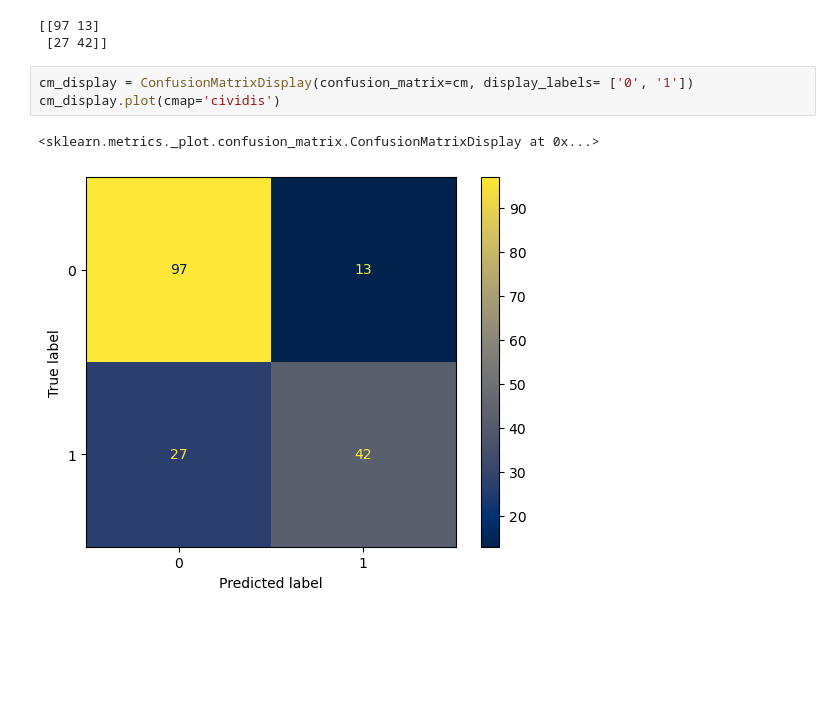
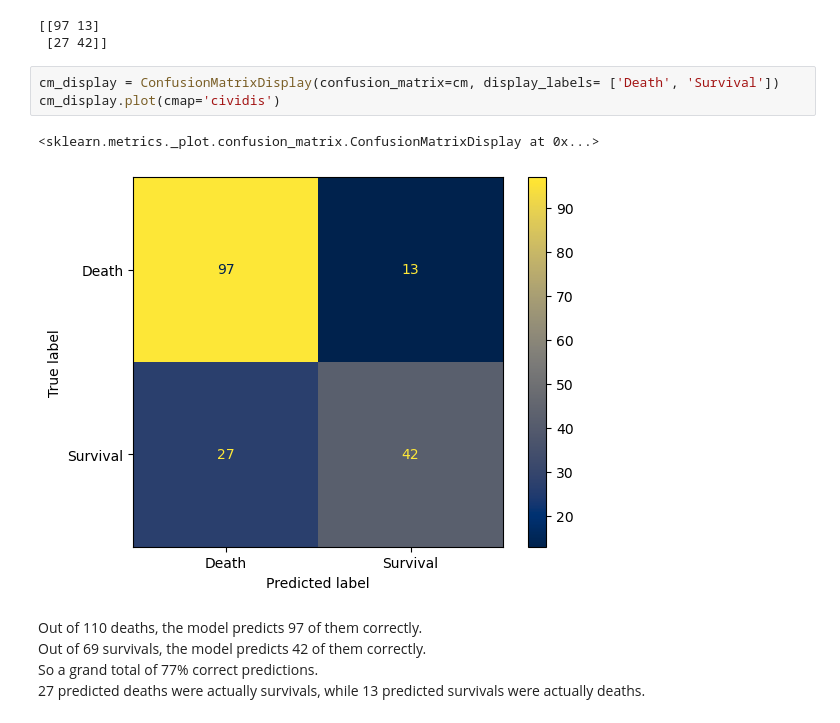
Before and after one commit to bertlem/teaching, a Jupyter notebook: pipeline_1,5.ipynb, the cells around one changed output. Drawn from its saved outputs; the diff is of its cells as text; blank space fills up the shorter version.

```diff
--- a/pipeline_1,5.ipynb
+++ b/pipeline_1,5.ipynb
@@ -874,8 +886,13 @@ print(cm)
 [[97 13]
  [27 42]]
 # %%
-cm_display = ConfusionMatrixDisplay(confusion_matrix=cm, display_labels= ['0', '1'])
+cm_display = ConfusionMatrixDisplay(confusion_matrix=cm, display_labels= ['Death', 'Survival'])
 cm_display.plot(cmap='cividis')
 # %% [output]
 <sklearn.metrics._plot.confusion_matrix.ConfusionMatrixDisplay at 0x...>
-[figure, old version]
+[figure, new version]
+# %% [markdown]
+Out of 110 deaths, the model predicts 97 of them correctly.\
+Out of  69 survivals, the model predicts 42 of them correctly.\
+So a grand total of 77% correct predictions.\
+27 predicted deaths were actually survivals, while 13 predicted survivals were actually deaths.
```
Also changed, not shown: parts of 22 cells of this notebook.
